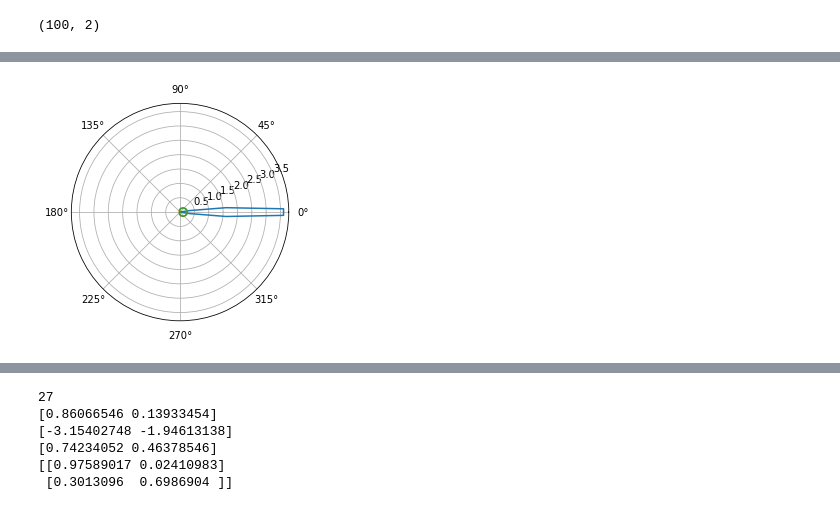
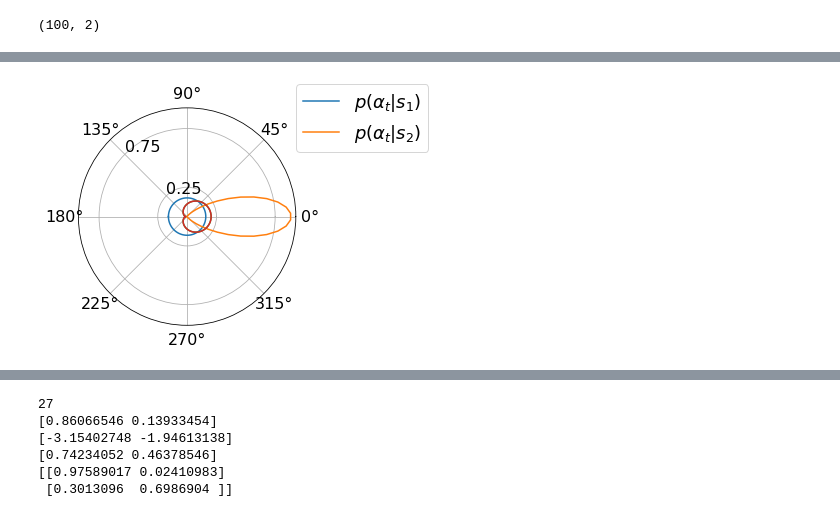
Before and after one commit to applied-systems-biology/Peroxisome_HMM, a Jupyter notebook: Track generating HMM.ipynb, the cells around one changed output, grey strips where cells are left out. Saved outputs shown, nothing was run; the diff lists cells and outputs as text; code cells hidden in the pictures.

```diff
--- a/Track generating HMM.ipynb
+++ b/Track generating HMM.ipynb
@@ -264,9 +278,10 @@ def convert_to_cartesian(o):
 
     return X
 # %%
-mu_l = np.array([0.2, 0.2])
+mu_l = np.array([-0.2, 0.5])
 sigma_l = np.array([0.25, 0.25])
-sigma_alpha_2 = 0.1
+sigma_alpha_2 = 0.45
+T = np.array([[0.9, 0.1],[0.2, 0.8]])
 o, s = generate_sequence_hmm(100, T, pi, mu_l, sigma_l, sigma_alpha_2)
 # %%
 o.shape
@@ -282,13 +297,17 @@ plt.plot(o[:,1])
 X = convert_to_cartesian(o)
 # %%
 import seaborn as sns
+c1 ='#1f77b4'
+c2 = '#ff7f0e'
 s_1_idx = (s==0)
 s_2_idx = (s==1)
 print(np.sum(s_2_idx))
 for ii in range(X.shape[0]-1):
     if s[ii+1] == 0:
-        plt.plot(X[ii:ii+2,0], X[ii:ii+2,1], c='blue')
+        plt.plot(X[ii:ii+2,0], X[ii:ii+2,1], c=c1)
     else:
-        plt.plot(X[ii:ii+2,0], X[ii:ii+2,1], c='red')
-plt.savefig('/home/svensson/VMshared/HMM stuff/example_track6_GT.png')
+        plt.plot(X[ii:ii+2,0], X[ii:ii+2,1], c=c2)
+plt.xticks([])
+plt.yticks([])
+plt.savefig('/home/svensson/Dropbox/Projects/Perioxomes/Plots/example_track2_GT.svg')
 # %% [output]
@@ -304,8 +323,10 @@ s_1_idx = (s_est==0)
 s_2_idx = (s_est==1)
 for ii in range(X.shape[0]-1):
     if s_est[ii+1] == 0:
-        plt.plot(X[ii:ii+2,0], X[ii:ii+2,1], c='blue')
+        plt.plot(X[ii:ii+2,0], X[ii:ii+2,1], c=c1)
     else:
-        plt.plot(X[ii:ii+2,0], X[ii:ii+2,1], c='red')
-plt.savefig('/home/svensson/VMshared/HMM stuff/example_track6_Viterbi_fitted_all.png')
+        plt.plot(X[ii:ii+2,0], X[ii:ii+2,1], c=c2)
+plt.xticks([])
+plt.yticks([])
+plt.savefig('/home/svensson/Dropbox/Projects/Perioxomes/Plots/example_track2_Viterbi_fitted_all.svg')
 # %% [output]
@@ -338,17 +374,22 @@ for ii in range(10):
 # %%
 import seaborn as sns
 
 angle_x = np.linspace(-np.pi,np.pi, 100)
-p_alpha_2_true = norm_pdf(angle_x, 0.0, sigma_alpha_2)
+p_alpha_2_true = norm_pdf(angle_x, 0.0, 0.45)
 p_alpha_2_fitted = norm_pdf(angle_x, 0.0, sigma_alpha2_new)
 p_alpha_2_initial = norm_pdf(angle_x, 0.0, sigma_alpha2_0)
 fig, ax = plt.subplots(subplot_kw={'projection': 'polar'})
-#ax.plot(angle_x, 1/(2*np.pi)*np.ones(angle_x.shape))
-ax.plot(angle_x, p_alpha_2_true)
+ax.plot(angle_x, 1/(2*np.pi)*np.ones(angle_x.shape), label=r'$p(\alpha_t|s_1)$')
+ax.plot(angle_x, p_alpha_2_true, label=r'$p(\alpha_t|s_2)$')
+
+ax.legend(prop={'size': 18},bbox_to_anchor=(1.65, 1.15))
 ax.plot(angle_x, p_alpha_2_fitted)
 ax.plot(angle_x, p_alpha_2_initial)
-
-plt.savefig('/home/svensson/VMshared/HMM stuff/example_track6_sigma_alpha_all.png')
+plt.yticks([0.25,0.75])
+ax.set_rlabel_position(135)
+plt.xticks(fontsize=16)
+plt.yticks(fontsize=16)
+plt.savefig('/home/svensson/Dropbox/Projects/Perioxomes/Plots/alpha_fitted.svg')
 # %% [output]
-[figure, old version]
+[figure, new version]
 # %%
```
Also changed, not shown: parts of 69 cells of this notebook, 3 other files.
